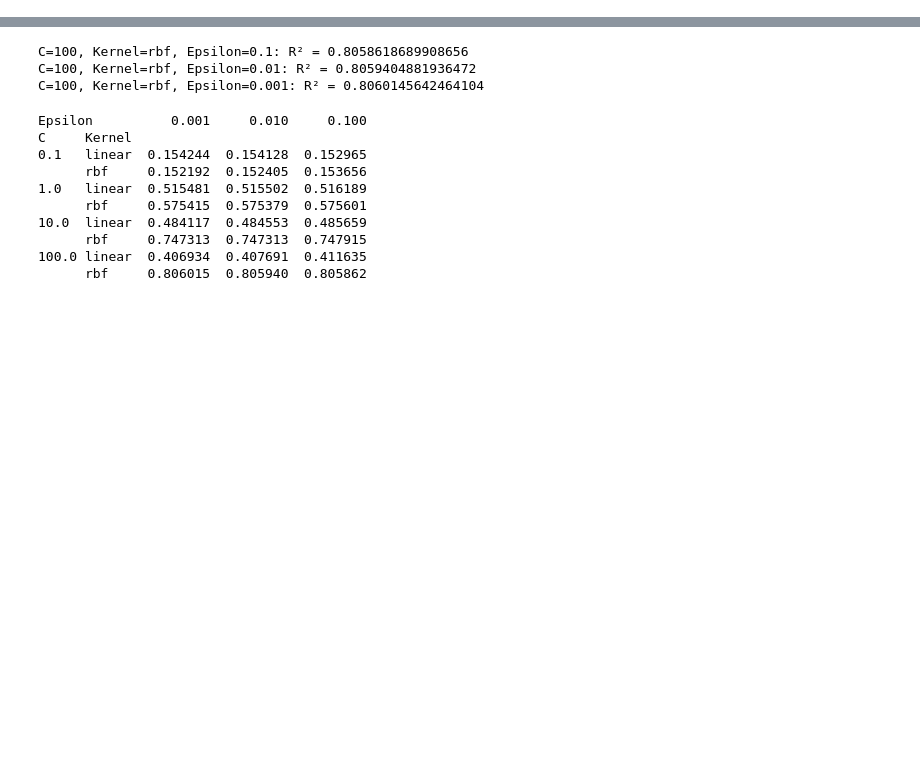
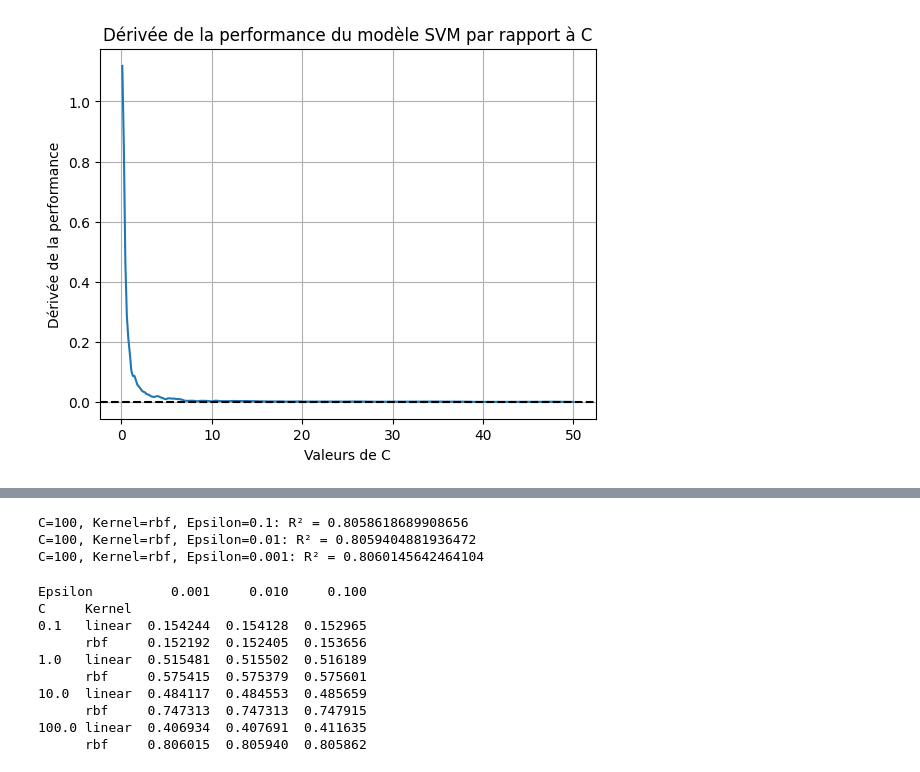
Before and after one commit to younesA99/svm, a Jupyter notebook: Untitled5.ipynb, the cells around one changed output, grey strips where cells are left out. Saved outputs shown, nothing was run; the diff lists cells and outputs as text; code cells hidden in the pictures; blank space fills up the shorter version.

```diff
--- a/Untitled5.ipynb
+++ b/Untitled5.ipynb
@@ -103,0 +301,14 @@ X_test_transoformed = scaler.transform(X_test)
+# %%
+# Calcul des dérivées numériques
+derivatives = np.gradient(performance_smooth, C_smooth)
+
+# Affichage de la dérivée
+plt.plot(C_smooth, derivatives)
+plt.xlabel('Valeurs de C')
+plt.ylabel('Dérivée de la performance')
+plt.title('Dérivée de la performance du modèle SVM par rapport à C')
+plt.grid(True)
+plt.axhline(y=0, color='black', linestyle='--')  # Ajout d'une ligne horizontale à y=0
+plt.show()
+# %% [output]
+[figure, added]
```
Also changed, not shown: parts of 9 cells of this notebook.
